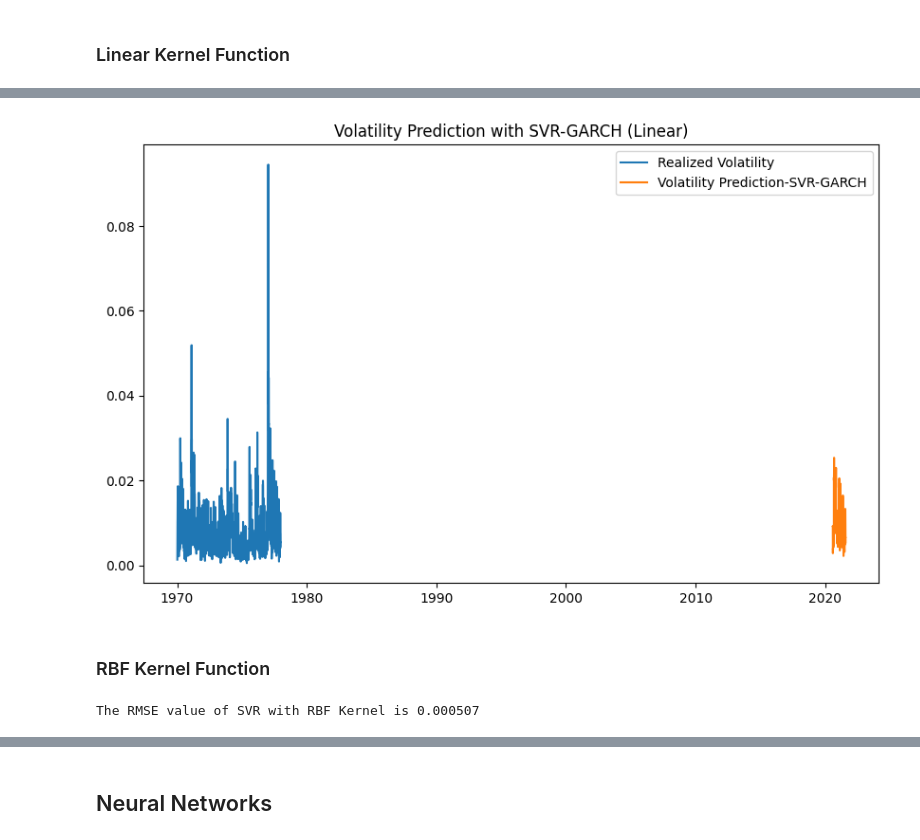
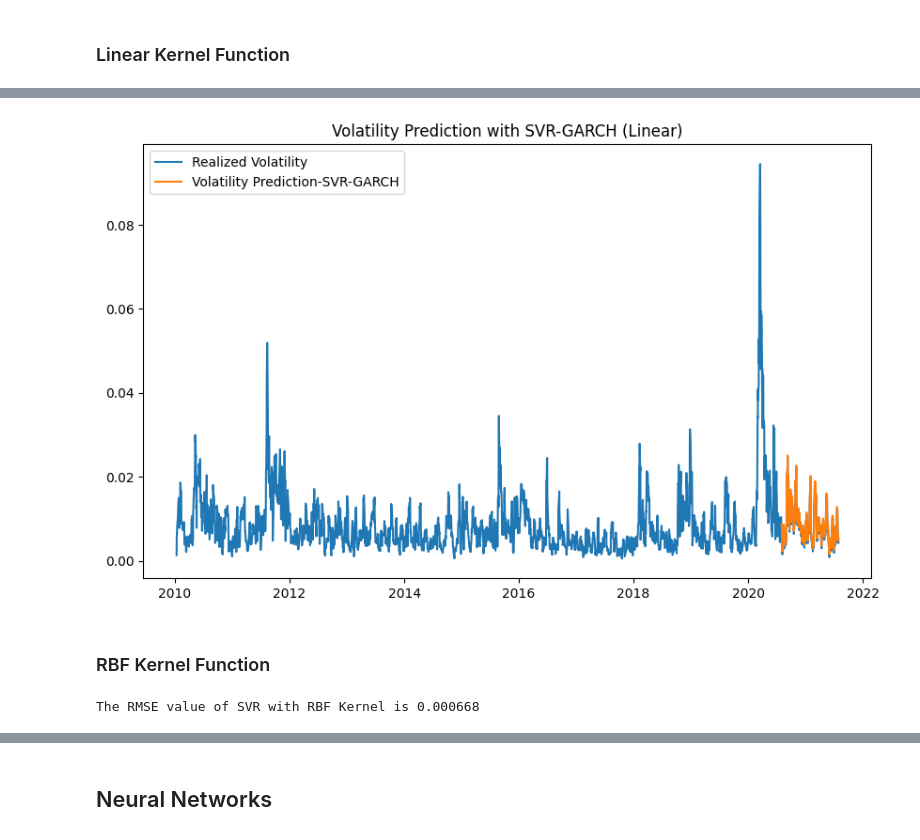
Before and after one commit to guilhermemalves03/Machine-Learning-for-Financial-Risk-Management-with-Python, a Jupyter notebook: 4-MachineLearning-BasedVolatilityPrediction.ipynb, the cells around one changed output, grey strips where cells are left out. Saved outputs shown, nothing was run; the diff lists cells and outputs as text; code cells hidden in the pictures.

```diff
--- a/4-MachineLearning-BasedVolatilityPrediction.ipynb
+++ b/4-MachineLearning-BasedVolatilityPrediction.ipynb
@@ -538,14 +538,17 @@ The RMSE value of SVR with linear kernel is 0.000660
+# %%
+ret = 100 * (s_p500.pct_change()[1:]['Close'])
+realized_vol_dated = ret.rolling(5).std()
 # %%
 
 plt.figure(figsize=(10, 6))
 plot_realized_vol = ret.rolling(5).std()
-plt.plot(realized_vol / 100, label='Realized Volatility')
+plt.plot(realized_vol_dated / 100, label='Realized Volatility')
 plt.plot(predict_svr_lin / 100, label='Volatility Prediction-SVR-GARCH')
 plt.title('Volatility Prediction with SVR-GARCH (Linear)', fontsize=12)
 plt.legend()
 plt.show()
 # %% [output]
-[figure, old version]
+[figure, new version]
 # %% [markdown]
 ### RBF Kernel Function
 # %%
@@ -557,7 +560,7 @@ predict_svr_rbf = clf.predict(X.iloc[-n:])
 predict_svr_rbf = pd.DataFrame(predict_svr_rbf)
 predict_svr_rbf.index = ret.iloc[-n:].index
 # %%
-rmse_svr_rbf = np.sqrt(mse(realized_vol.iloc[-n:] / 100, predict_svr_rbf / 100))
+rmse_svr_rbf = np.sqrt(mse(y.iloc[-n:] / 100, predict_svr_rbf / 100))
 print('The RMSE value of SVR with RBF Kernel is {:.6f}'.format(rmse_svr_rbf))
 # %% [output]
-The RMSE value of SVR with RBF Kernel is 0.000507
+The RMSE value of SVR with RBF Kernel is 0.000668
```
Also changed, not shown: parts of 15 cells of this notebook, 1 other file.
